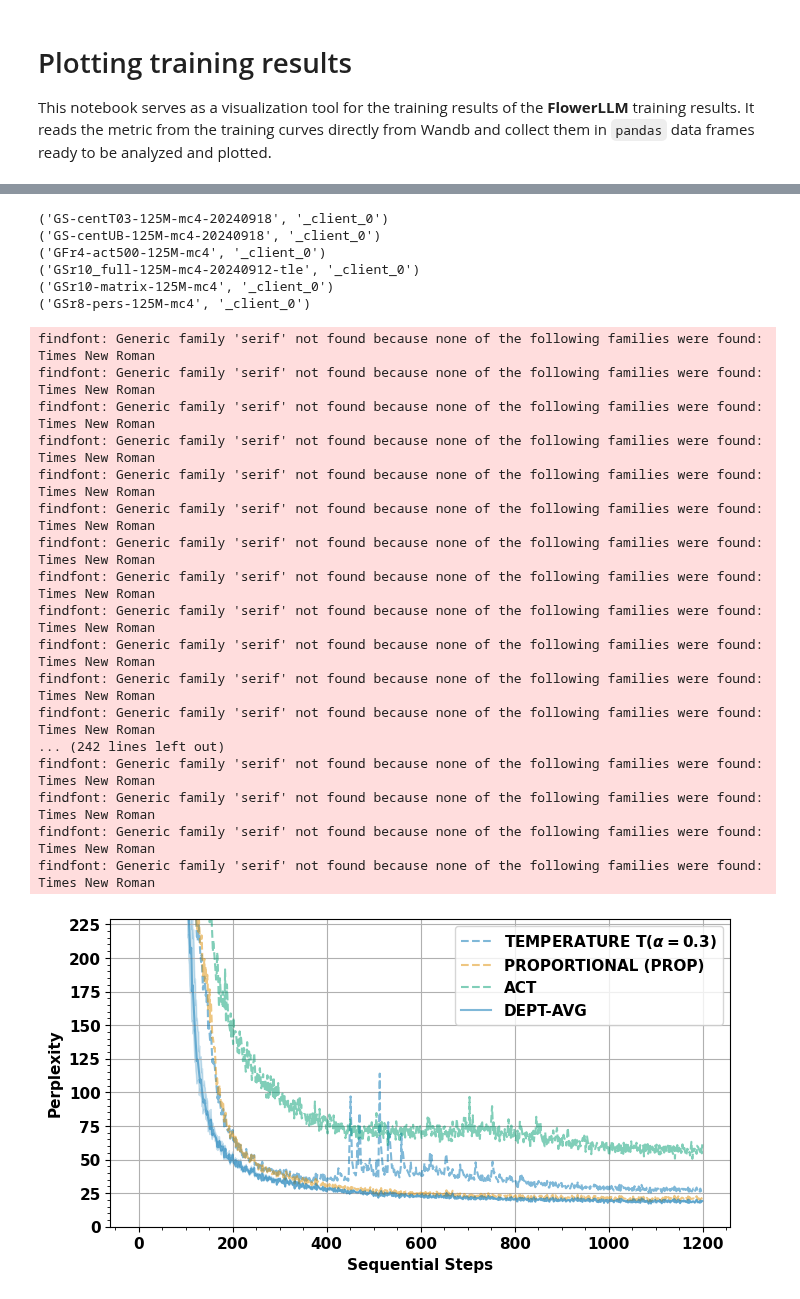
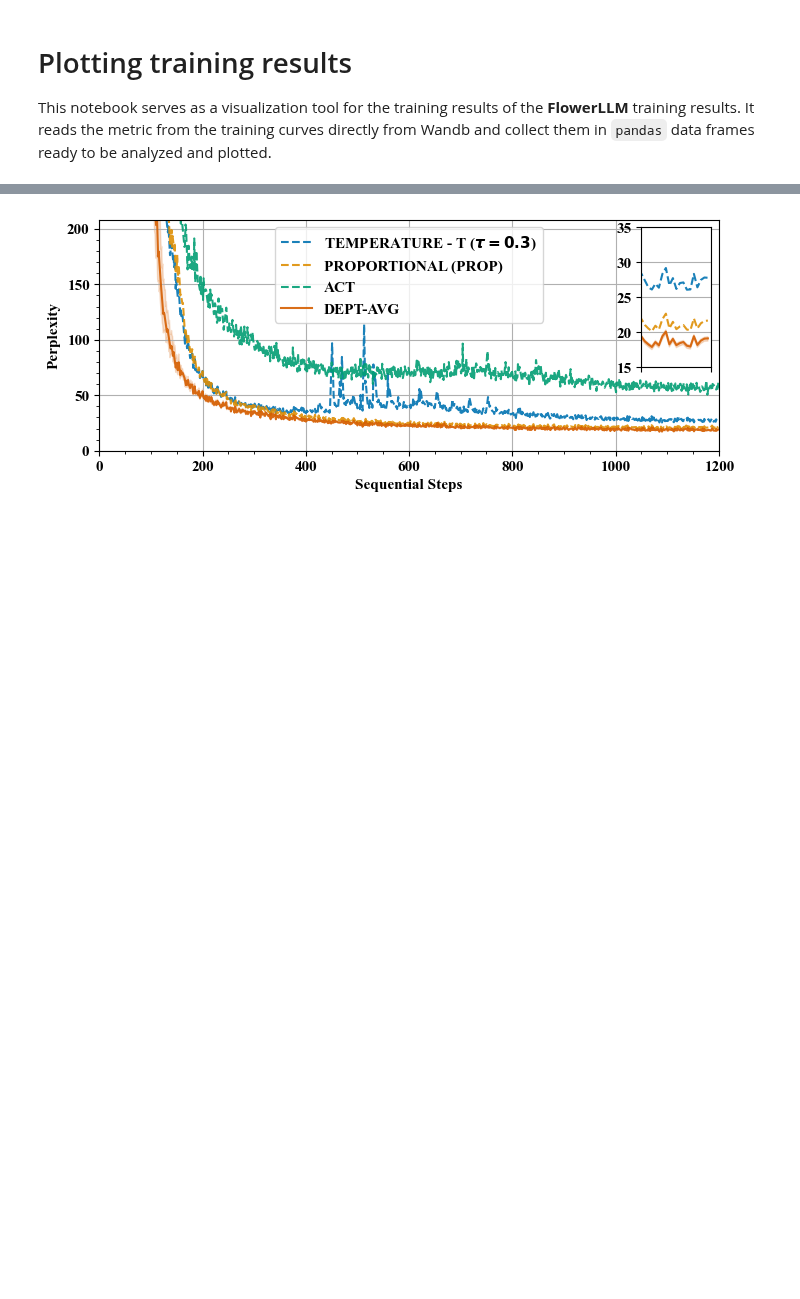
Before and after one commit to relogu/private-flower-llm, a Jupyter notebook: notebooks/mclr_plots.ipynb, the cells around one changed output, grey strips where cells are left out. Saved outputs shown, nothing was run; the diff lists cells and outputs as text; code cells hidden in the pictures; blank space fills up the shorter version.

```diff
--- a/notebooks/mclr_plots.ipynb
+++ b/notebooks/mclr_plots.ipynb
@@ -44,9 +45,9 @@ class AxisLabels(str, enum.Enum):
     SEQ_STEPS = "Sequential Steps"
     FED_ROUND = "Federated Round"
     PPL = "Perplexity"
-    ACT = "Output Activations Average (L2)"
+    ACT = "Output Activations\nAverage (L2)"
     IMP = "Perplexity Ratio"
-    L2 = "Norm Model Parameters (L2)"
+    L2 = "Norm Model\nParameters (L2)"
 # %%
 class PlottingCosmetics(str, enum.Enum):
     """Enum class for plotting cosmetics constants."""
@@ -132,6 +133,11 @@ run_id_dict = {
     "cen-partial-125M-4_64": [
         ("centralised-125M-20240510_095447_client_0", CentSuffix.CLIENT_0)
     ],
+    "matrix-125M-20240823-tle": [("matrix-125M-20240823-tle", 16, True, False)],
+    "full-125M-20240823_125915": [("full-125M-20240823_125915", 16, True, False)],
+    "centB-125M-20240907_115804": [
+        ("centB-125M-20240907_115804", CentSuffix.CENTRALIZED.value)
+    ],
 }
 # %%
 # Server metrics columns
@@ -1174,59 +1314,40 @@ perplexity_legend_kwargs = {"loc": PlottingCosmetics.UPPER_RIGHT_POS.value}
 l2_gradient_legend_kwargs = {"loc": PlottingCosmetics.UPPER_RIGHT_POS.value}
 df_name = file_name.replace(".pdf", "_df")
 try:
     for i in range(len(mclr_cent)):
         centralized_df_list.append(pd.read_pickle(f"centralized_{i}_{df_name}.pkl"))
 except FileNotFoundError:
     for i, record_name in enumerate(mclr_cent):
         record = (record_name, "_client_0")
         print(record)
         data_frames = download_metrics_centralized(*record)
         centralized_df_list.append(data_frames)
     for i, centralized_df in enumerate(centralized_df_list):
         centralized_df.to_pickle(f"centralized_{i}_{df_name}.pkl")
 
 final_dfs = centralized_df_list[:3]
 concat_df = pd.concat(centralized_df_list[3:])
 
 
 plot_perplexities(
     centralized_data_frames=final_dfs,
     centralized_data_names=[
-        r"TEMPERATURE T($\alpha=0.3$)",
+        r"TEMPERATURE - T ($\tau=0.3$)",
         r"PROPORTIONAL (PROP)",
         r"ACT",
     ],
     dept_data_frames=[concat_df],
     dept_data_names=[r"DEPT-AVG"],
     file_name=f"{file_name}_125M_MC4-SW_ppl.pdf",
     val=False,
-    y_lim={"bottom": 0, "top": 225},
+    y_lim={"bottom": 0, "top": 200},
+    figsize=(8, 3),
+    x_lim=(0, 1200),
+    legend_kwargs={"loc": "upper center"},
+    box_y_lim={"bottom": 15, "top": 35},
 )
 # %% [output]
-('GS-centT03-125M-mc4-20240918', '_client_0')
-('GS-centUB-125M-mc4-20240918', '_client_0')
-('GFr4-act500-125M-mc4', '_client_0')
-('GSr10_full-125M-mc4-20240912-tle', '_client_0')
-('GSr10-matrix-125M-mc4', '_client_0')
-('GSr8-pers-125M-mc4', '_client_0')
-findfont: Generic family 'serif' not found because none of the following families were found: Times New Roman
-findfont: Generic family 'serif' not found because none of the following families were found: Times New Roman
-findfont: Generic family 'serif' not found because none of the following families were found: Times New Roman
-findfont: Generic family 'serif' not found because none of the following families were found: Times New Roman
-findfont: Generic family 'serif' not found because none of the following families were found: Times New Roman
-findfont: Generic family 'serif' not found because none of the following families were found: Times New Roman
-findfont: Generic family 'serif' not found because none of the following families were found: Times New Roman
-findfont: Generic family 'serif' not found because none of the following families were found: Times New Roman
-findfont: Generic family 'serif' not found because none of the following families were found: Times New Roman
-findfont: Generic family 'serif' not found because none of the following families were found: Times New Roman
-findfont: Generic family 'serif' not found because none of the following families were found: Times New Roman
-findfont: Generic family 'serif' not found because none of the following families were found: Times New Roman
-... (242 lines left out)
-findfont: Generic family 'serif' not found because none of the following families were found: Times New Roman
-findfont: Generic family 'serif' not found because none of the following families were found: Times New Roman
-findfont: Generic family 'serif' not found because none of the following families were found: Times New Roman
-findfont: Generic family 'serif' not found because none of the following families were found: Times New Roman
-[figure, old version]
+[figure, new version]
 # %%
 # ---- 125 MC4 HI Adaptation---- #
 
```
Also changed, not shown: parts of 14 cells of this notebook, 2 other files.
